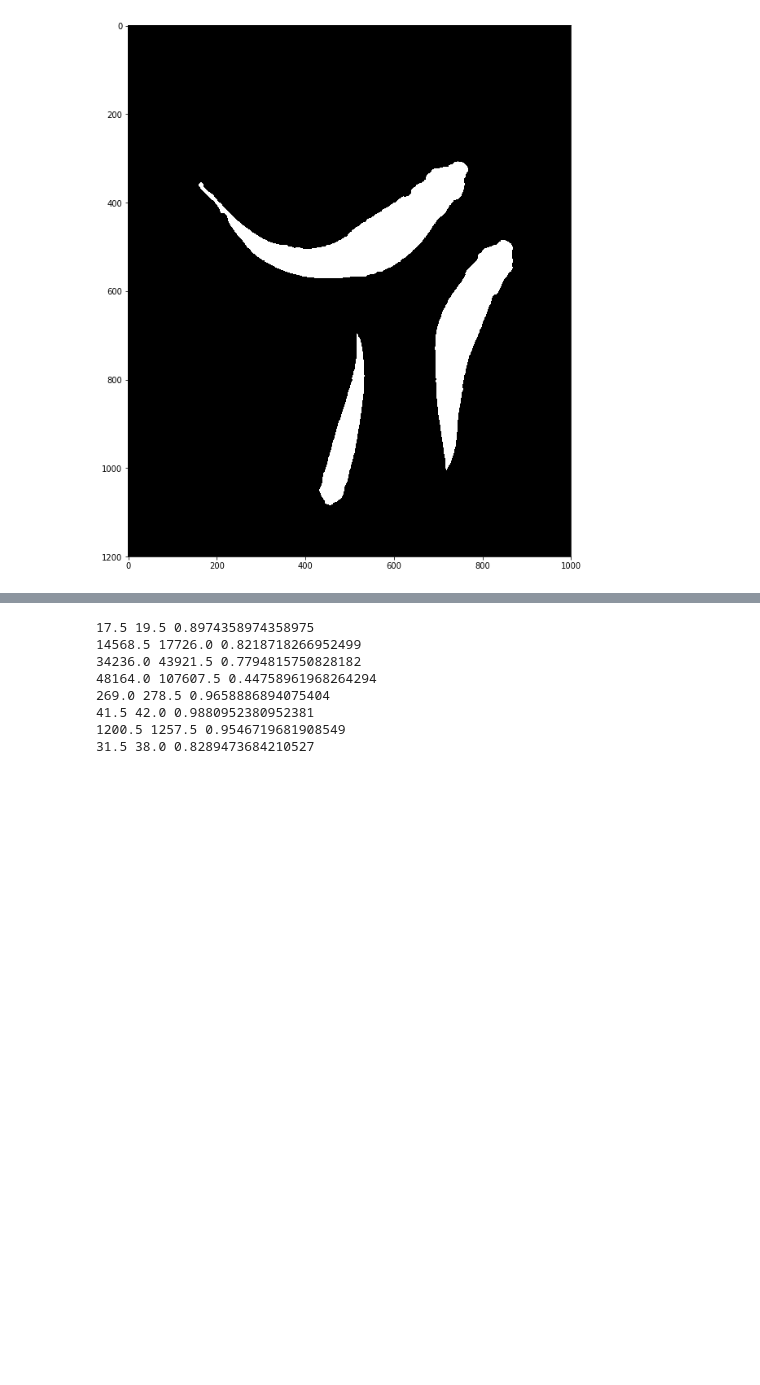
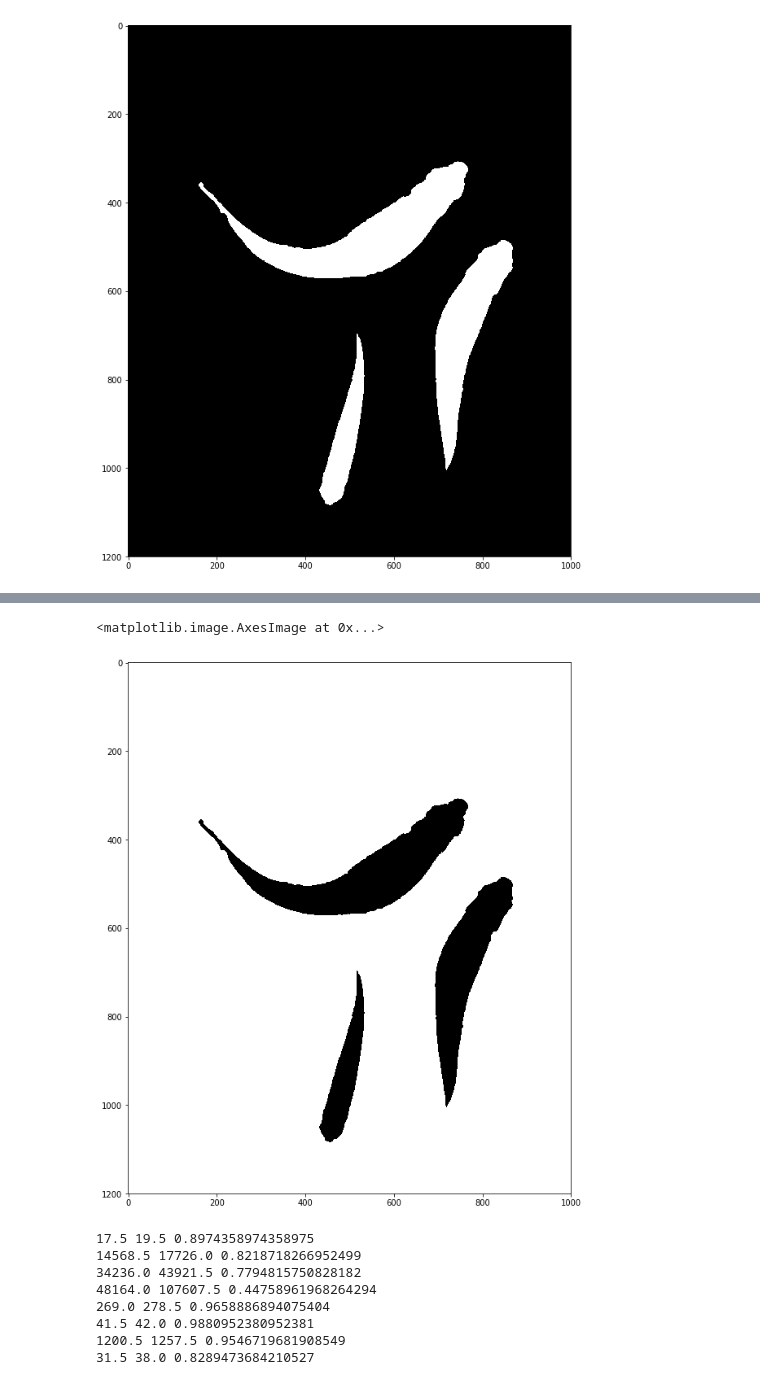
Before and after one commit to alexkychen/feederBot, a Jupyter notebook: Process top-view zebrafish image.ipynb, the cells around one changed output, grey strips where cells are left out. Drawn from its saved outputs; the diff is of its cells as text; code cells hidden in the pictures; blank space fills up the shorter version.

```diff
--- a/Process top-view zebrafish image.ipynb
+++ b/Process top-view zebrafish image.ipynb
@@ -109,3 +123,12 @@ plt.imshow(fish_contour, cmap="gray")
+# %%
+#run thresholding again to check fish eye
+gray2 = cv2.cvtColor(rest, cv2.COLOR_RGB2GRAY)
+ret, threshold2 = cv2.threshold(gray2,0,255,cv2.THRESH_BINARY+cv2.THRESH_OTSU)
+plt.figure(figsize=(12,12))
+plt.imshow(threshold2, cmap="gray")
+# %% [output]
+<matplotlib.image.AxesImage at 0x...>
+[figure, added]
 # %%
 #plt.figure(figsize=(12,12))
 #plt.imshow(contours[2], cmap="gray")
```
Also changed, not shown: parts of 4 cells of this notebook.
